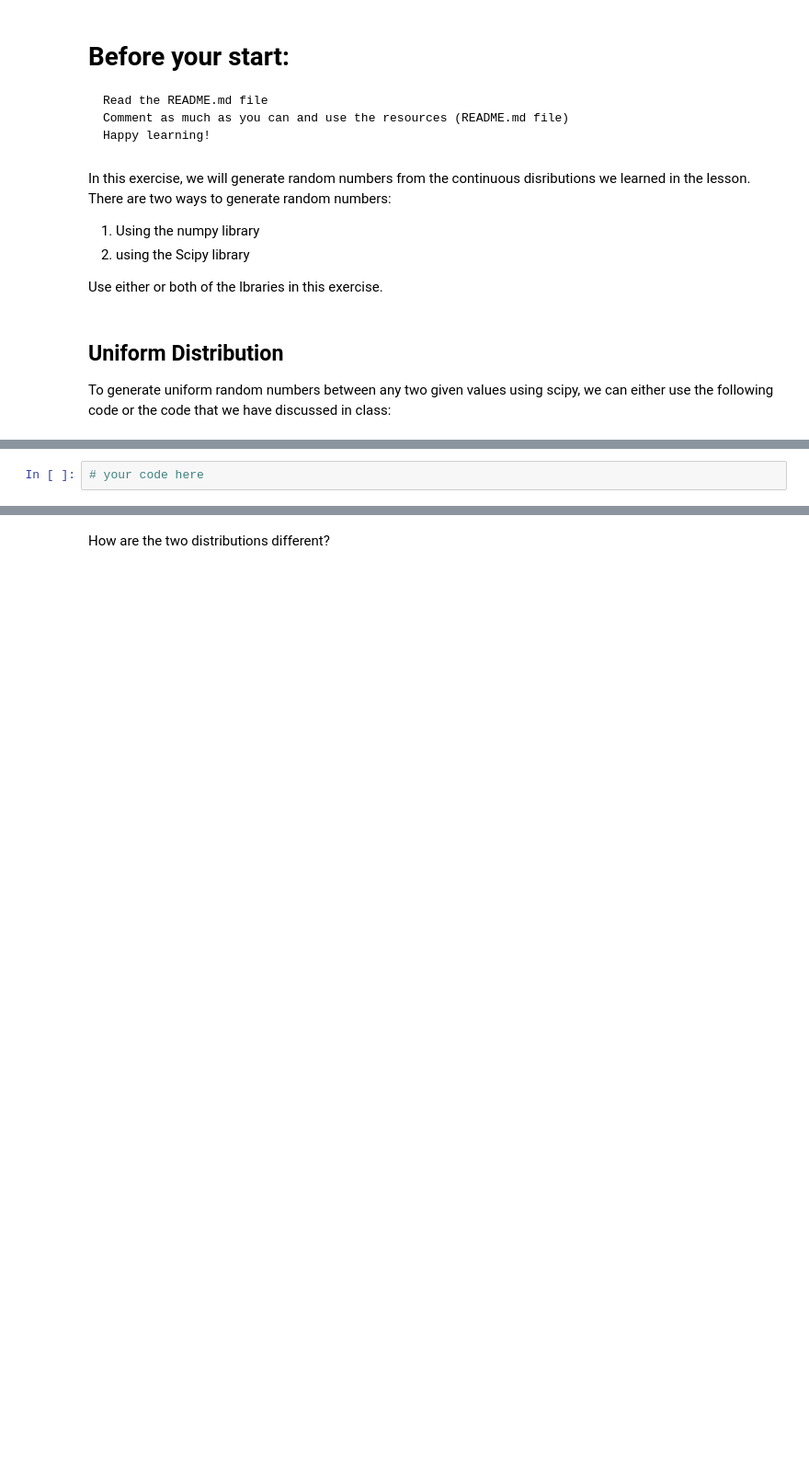
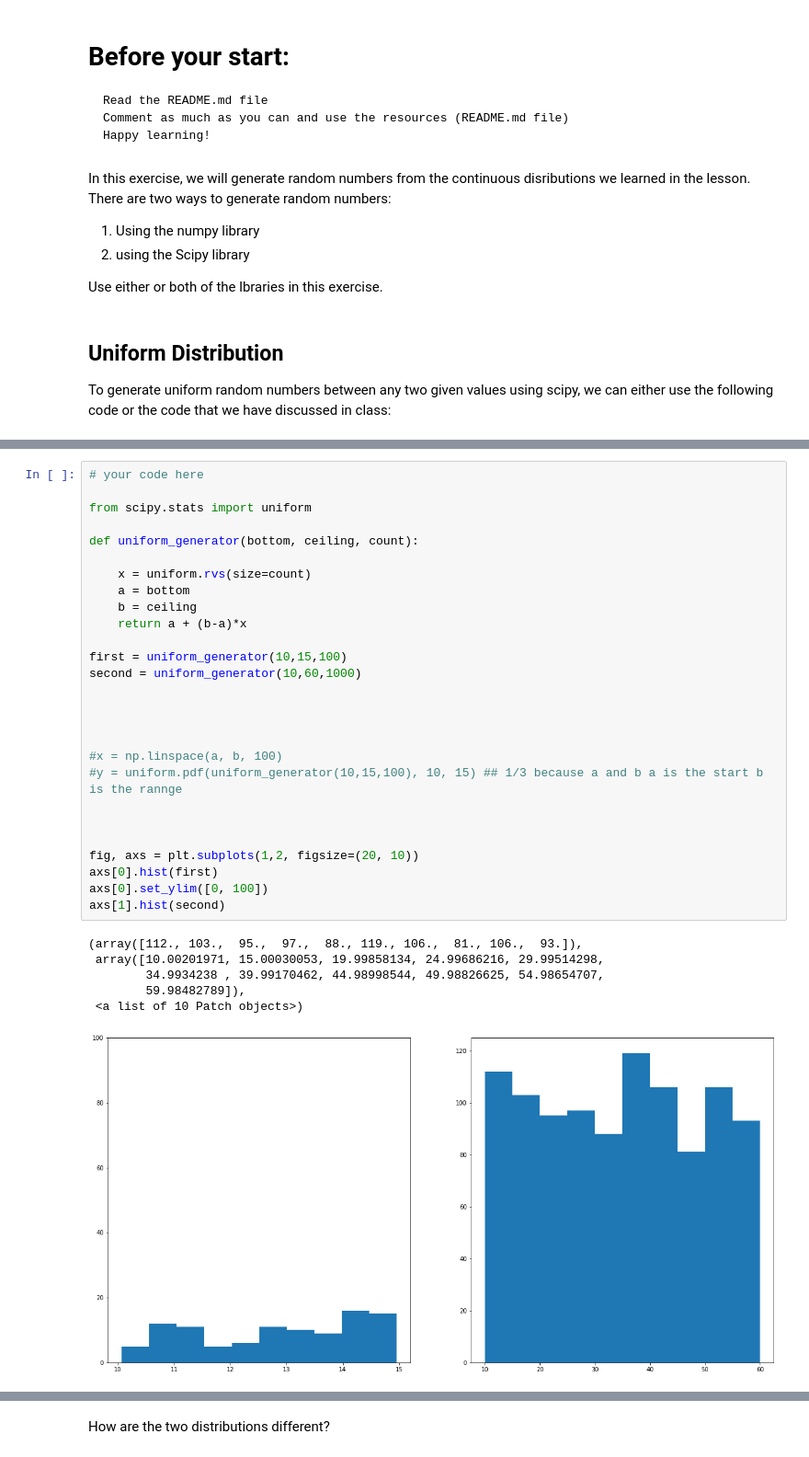
Before and after one commit to ta-data-lis/lab-probability-distributions, a Jupyter notebook: your-code/continuous.ipynb, the cells around one changed output, grey strips where cells are left out. Shown at 92% size. Cells and saved outputs as stored; diff of their text form; blank space fills up the shorter version.

```diff
--- a/your-code/continuous.ipynb
+++ b/your-code/continuous.ipynb
@@ -42,5 +71,37 @@ print(randoms)
 Your output should look like below:
 
 ![uniform distribution](ud.png)
-# %%
-# your code here
+# %%
+# your code here
+
+from scipy.stats import uniform
+
+def uniform_generator(bottom, ceiling, count):
+
+    x = uniform.rvs(size=count)
+    a = bottom
+    b = ceiling
+    return a + (b-a)*x
+
+first = uniform_generator(10,15,100)
+second = uniform_generator(10,60,1000)
+
+
+
+
+#x = np.linspace(a, b, 100)
+#y = uniform.pdf(uniform_generator(10,15,100), 10, 15) ## 1/3 because a and b a is the start b is the rannge
+
+
+
+fig, axs = plt.subplots(1,2, figsize=(20, 10))
+axs[0].hist(first)
+axs[0].set_ylim([0, 100])
+axs[1].hist(second)
+# %% [output]
+(array([112., 103.,  95.,  97.,  88., 119., 106.,  81., 106.,  93.]),
+ array([10.00201971, 15.00030053, 19.99858134, 24.99686216, 29.99514298,
+        34.9934238 , 39.99170462, 44.98998544, 49.98826625, 54.98654707,
+        59.98482789]),
+ <a list of 10 Patch objects>)
+[figure, added]
```
Also changed, not shown: parts of 24 cells of this notebook.
